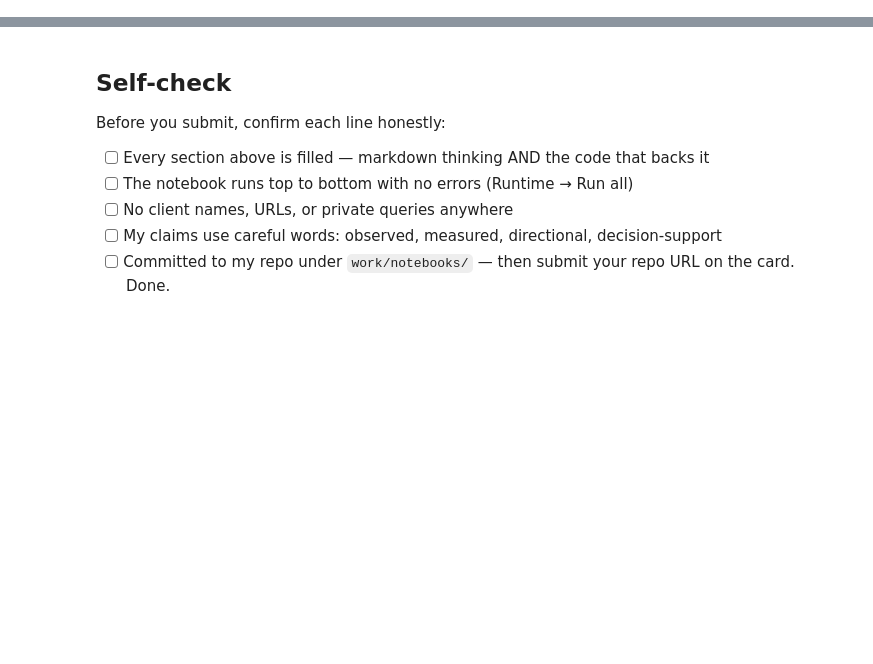
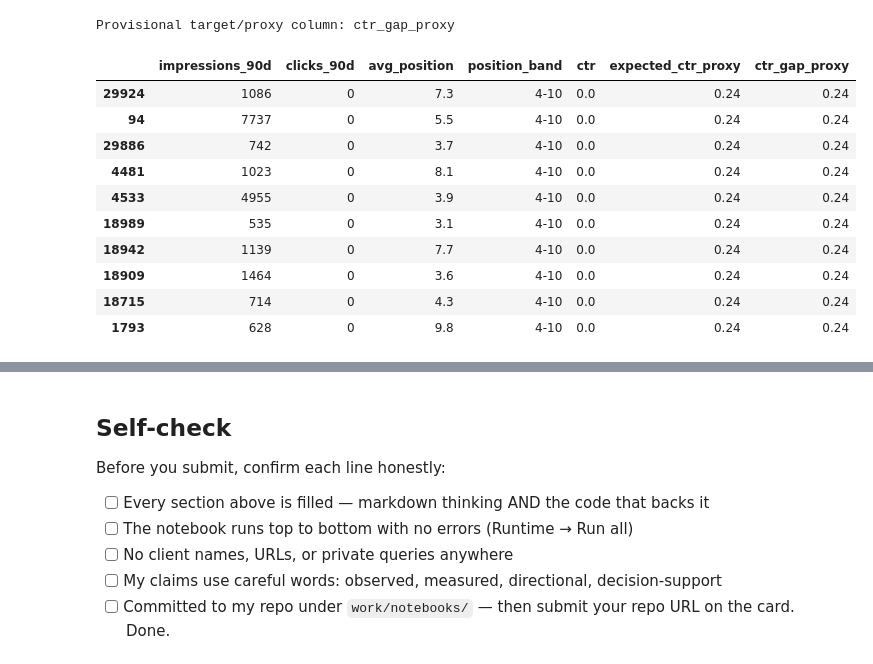
Before and after one commit to kevinwdt/flyrank-internship-ml, a Jupyter notebook: work/notebooks/w02_ml_task_framing.ipynb, the cells around one changed output, grey strips where cells are left out. Saved outputs shown, nothing was run; the diff lists cells and outputs as text; code cells hidden in the pictures; blank space fills up the shorter version.

```diff
--- a/work/notebooks/w02_ml_task_framing.ipynb
+++ b/work/notebooks/w02_ml_task_framing.ipynb
@@ -12,0 +75,42 @@ This skeleton is yours to fill. Work the sections **in order** — each one has
+# %%
+# This cell is for CODE (numbers, a query, a check).
+# Write your text answer in the cell ABOVE this one — typing sentences here breaks Run All.
+
+# Use the median because it is less affected by extreme values.
+lane_df["expected_ctr_proxy"] = (
+    lane_df.groupby("position_band", observed=True)["ctr"]
+    .transform("median")
+)
+
+# Positive values mean the page is below its position band's median CTR.
+lane_df["ctr_gap_proxy"] = (
+    lane_df["expected_ctr_proxy"] - lane_df["ctr"]
+)
+
+target_preview = lane_df[
+    [
+        "impressions_90d",
+        "clicks_90d",
+        "avg_position",
+        "position_band",
+        "ctr",
+        "expected_ctr_proxy",
+        "ctr_gap_proxy"
+    ]
+].sort_values("ctr_gap_proxy", ascending=False)
+
+print("Provisional target/proxy column: ctr_gap_proxy")
+display(target_preview.head(10))
+# %% [output]
+Provisional target/proxy column: ctr_gap_proxy
+|  | impressions_90d | clicks_90d | avg_position | position_band | ctr | expected_ctr_proxy | ctr_gap_proxy |
+| 29924 | 1086 | 0 | 7.3 | 4-10 | 0.0 | 0.24 | 0.24 |
+| 94 | 7737 | 0 | 5.5 | 4-10 | 0.0 | 0.24 | 0.24 |
+| 29886 | 742 | 0 | 3.7 | 4-10 | 0.0 | 0.24 | 0.24 |
+| 4481 | 1023 | 0 | 8.1 | 4-10 | 0.0 | 0.24 | 0.24 |
+| 4533 | 4955 | 0 | 3.9 | 4-10 | 0.0 | 0.24 | 0.24 |
+| 18989 | 535 | 0 | 3.1 | 4-10 | 0.0 | 0.24 | 0.24 |
+| 18942 | 1139 | 0 | 7.7 | 4-10 | 0.0 | 0.24 | 0.24 |
+| 18909 | 1464 | 0 | 3.6 | 4-10 | 0.0 | 0.24 | 0.24 |
+| 18715 | 714 | 0 | 4.3 | 4-10 | 0.0 | 0.24 | 0.24 |
+| 1793 | 628 | 0 | 9.8 | 4-10 | 0.0 | 0.24 | 0.24 |
```
Also changed, not shown: parts of 16 cells of this notebook.
